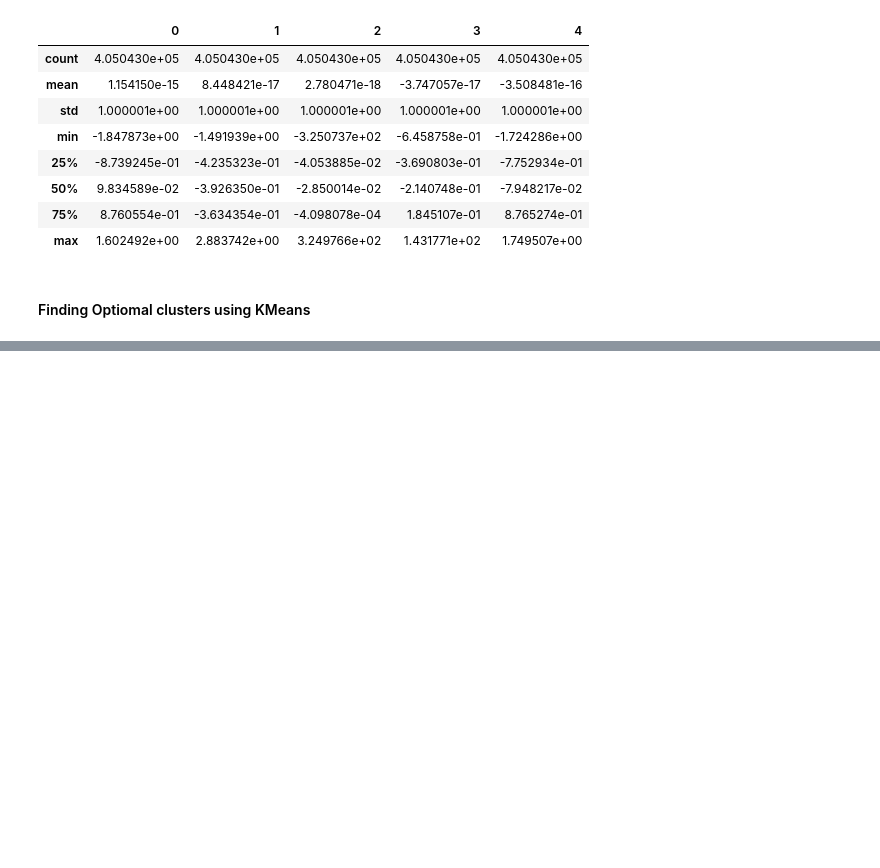
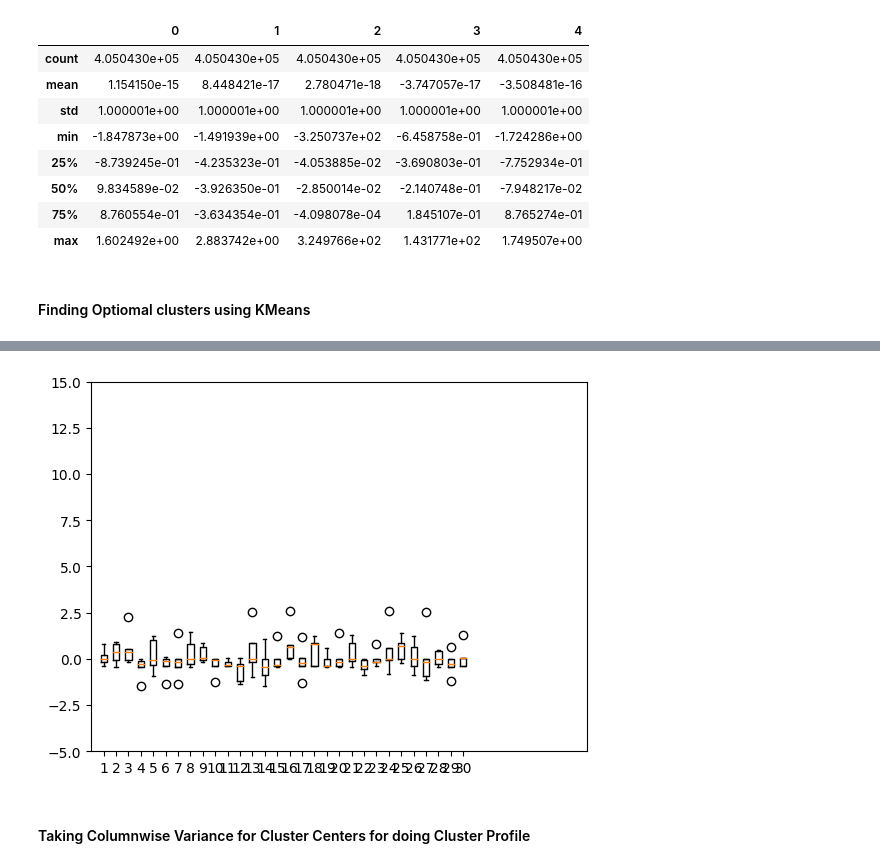
Before and after one commit to VenkateswaraT/sample, a Jupyter notebook: Untitled-1.ipynb, the cells around one changed output, grey strips where cells are left out. Drawn from its saved outputs; the diff is of its cells as text; code cells hidden in the pictures; blank space fills up the shorter version.

```diff
--- a/Untitled-1.ipynb
+++ b/Untitled-1.ipynb
@@ -133,0 +141,4 @@ clustering.find_optimal_clusters_kmeans(data=df_stock, max_k=300, algo='KMeans',
+# %%
+NUM_CLUSTERS = 30  # Number of Clusters finalized based on the Optimal Clusters experiment
+BATCH_SIZE = 100
+centers, clusters, inertia, labels = clustering.clustering_on_shipevents_minbatch(ship_events=df_stock, num_clusters=NUM_CLUSTERS, batch_size=BATCH_SIZE)
@@ -133,0 +147,3 @@ clustering.find_optimal_clusters_kmeans(data=df_stock, max_k=300, algo='KMeans',
+# %%
+df_cluster_centers = pd.DataFrame(centers)
+df_cluster_centers.head()
@@ -133,0 +157,9 @@ clustering.find_optimal_clusters_kmeans(data=df_stock, max_k=300, algo='KMeans',
+# %%
+plt.boxplot(df_cluster_centers.T)
+plt.xlim(0,40)
+plt.ylim(ymin=-5,ymax=15)
+plt.show()
+# %% [output]
+[figure, added]
+# %% [markdown]
+#### Taking Columnwise Variance for Cluster Centers for doing Cluster Profile
```
Also changed, not shown: parts of 17 cells of this notebook.
